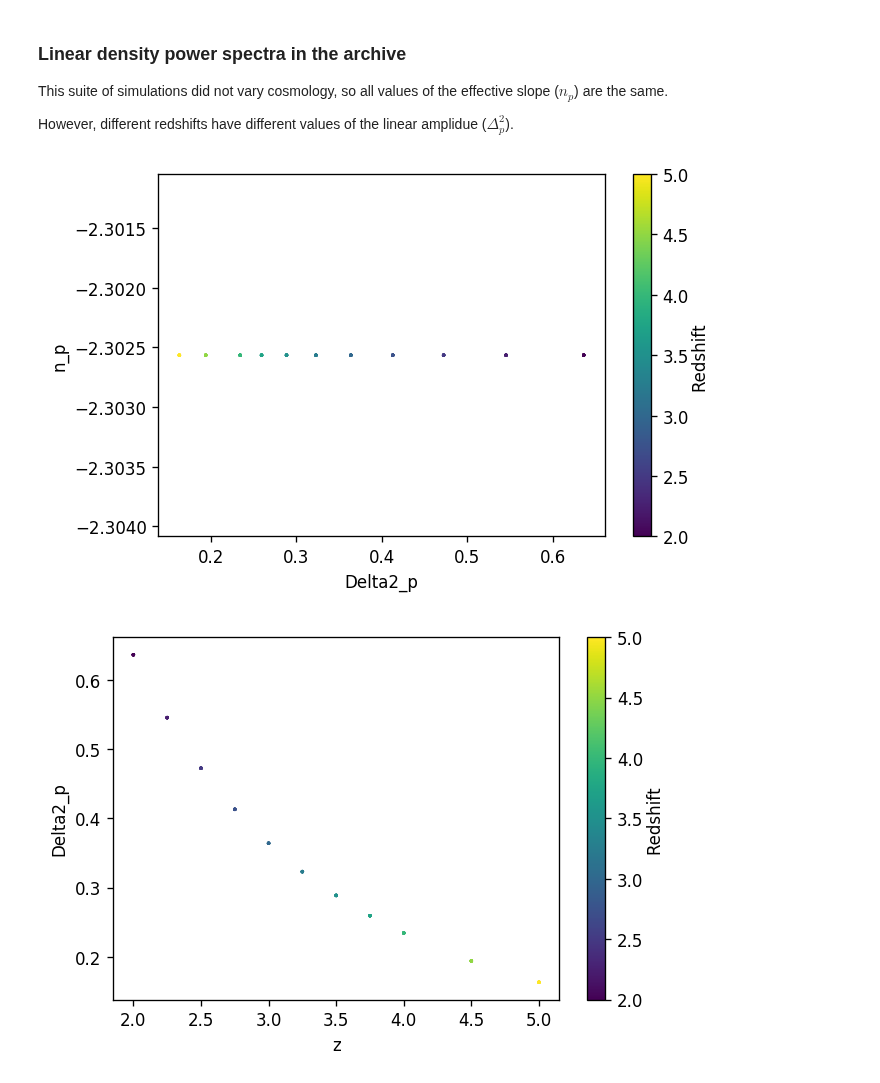
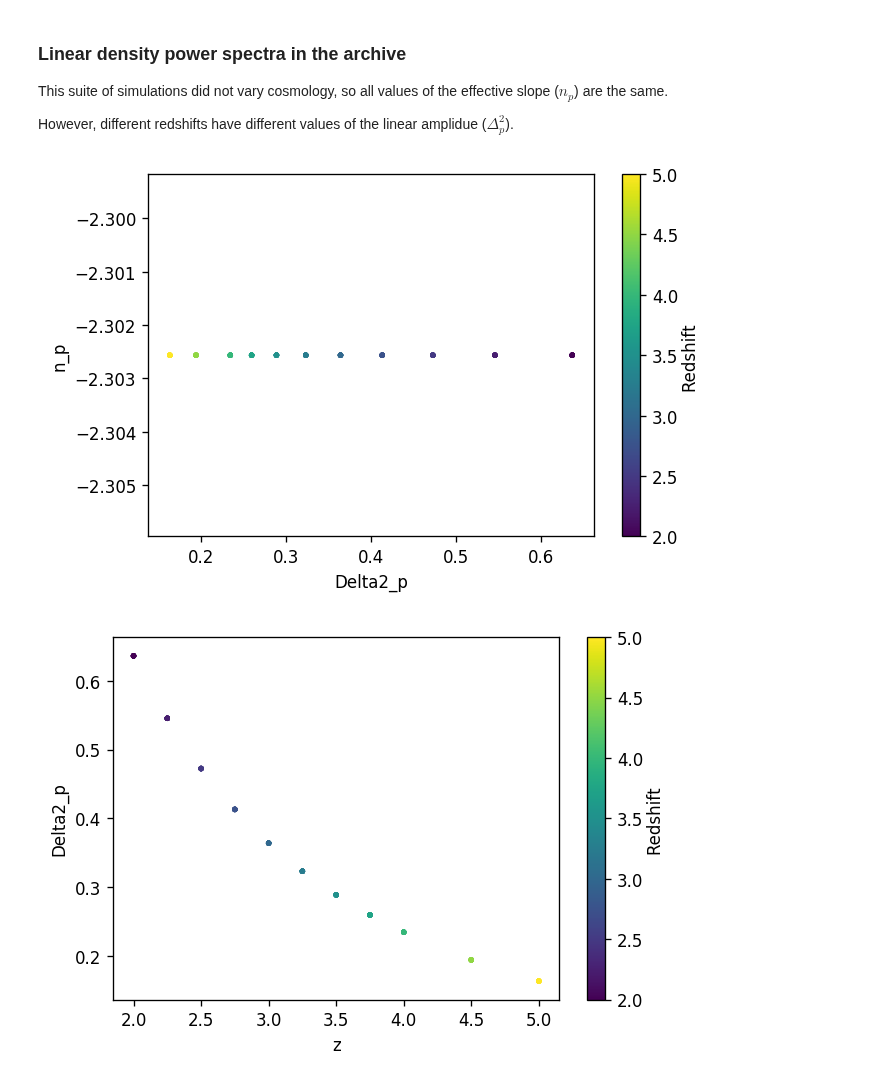
Before and after one commit to igmhub/cup1d, a Jupyter notebook: notebooks/plot_samples.ipynb, the cells around one changed output. Drawn from its saved outputs; the diff is of its cells as text; code cells hidden in the pictures.

```diff
--- a/notebooks/plot_samples.ipynb
+++ b/notebooks/plot_samples.ipynb
@@ -72,7 +72,7 @@ This suite of simulations did not vary cosmology, so all values of the effective
 
 However, different redshifts have different values of the linear amplidue ($\Delta_p^2$).
 # %%
- archive.plot_samples('Delta2_p','n_p')
+ archive.plot_samples('Delta2_p','n_p',point_size=5)
 # %% [output]
-[figure, old version]
+[figure, new version]
 # %%
```
Also changed, not shown: parts of 7 cells of this notebook, 2 other files.
